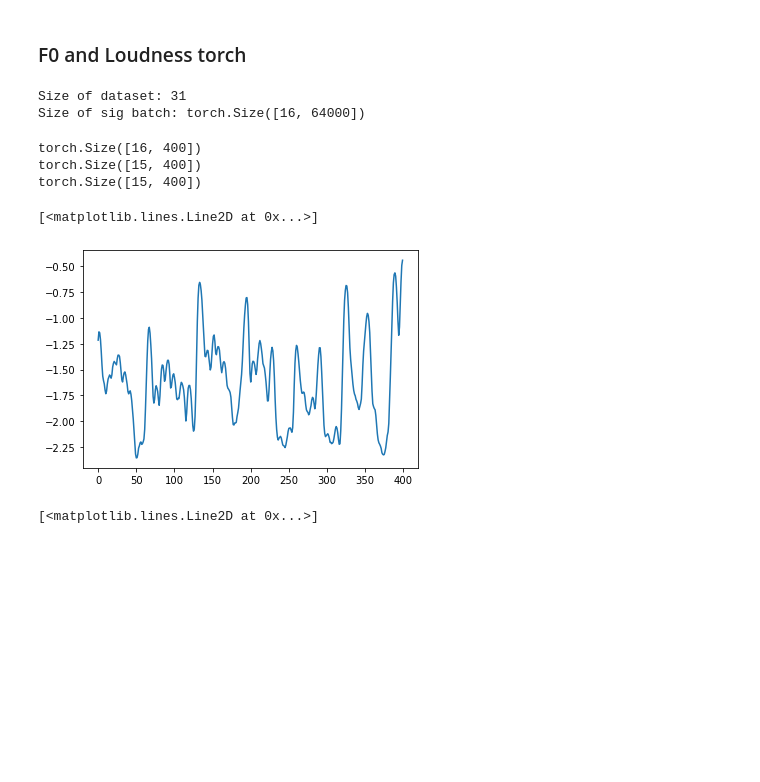
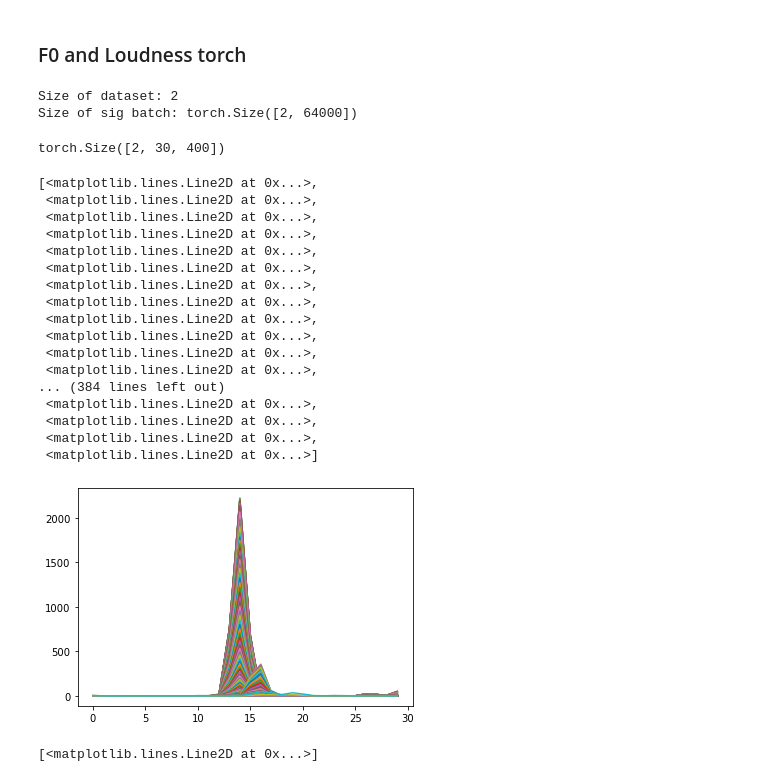
Before and after one commit to abargum/DDSP-Experiments, a Jupyter notebook: tests.ipynb, the cells around one changed output. Saved outputs shown, nothing was run; the diff lists cells and outputs as text; code cells hidden in the pictures; blank space fills up the shorter version.

Commit message:
added mfcc start to tests

```diff
--- a/tests.ipynb
+++ b/tests.ipynb
@@ -52,7 +52,7 @@ args.parse_args("")
 with open(args.CONFIG, "r") as config:
     config = yaml.safe_load(config)
 
-sample_rate = config["preprocess"]["sampling_rate"]
+sample_rate = config["preprocess"]["sample_rate"]
 
 dataset = Dataset(config)
 batch_size = config["hyperparams"]["batch_size"]
@@ -64,5 +64,5 @@ dataloader = torch.utils.data.DataLoader(dataset,
 
 print("Size of dataset:", len(dataset), "\nSize of sig batch:", next(iter(dataloader)).size())
 # %% [output]
-Size of dataset: 31
-Size of sig batch: torch.Size([16, 64000])
+Size of dataset: 2
+Size of sig batch: torch.Size([2, 64000])
@@ -69,25 +149,39 @@ Size of sig batch: torch.Size([16, 64000])
 # %%
 import matplotlib.pyplot as plt
-from encoders import Torch_Loudness_Extractor, Loudness_Extractor
+# from encoders import Torch_Loudness_Extractor, Loudness_Extractor
 block_size = 160
-n_fft = 2048
+n_fft = 1024
 
-loudness_extractor = Torch_Loudness_Extractor(n_fft=n_fft, sample_rate=sample_rate, block_size=block_size)
+mel_extractor = Torch_MFCC_Extractor(n_fft=n_fft, sample_rate=sample_rate, block_size=block_size, device='cpu')
 
 for batch in dataloader:
-    loudness, S1 = loudness_extractor(batch)
+    mels = mel_extractor(batch)
+    print(mels.shape)
 
 # first_batch = next(iter(dataloader))
 # f, S = loudness_extractor(first_batch)
 
-print(loudness.shape)
-plt.plot(loudness[0])
+plt.plot(mels[0])
 # %% [output]
-torch.Size([16, 400])
-torch.Size([15, 400])
-torch.Size([15, 400])
+torch.Size([2, 30, 400])
-[<matplotlib.lines.Line2D at 0x...>]
+[<matplotlib.lines.Line2D at 0x...>,
+ <matplotlib.lines.Line2D at 0x...>,
+ <matplotlib.lines.Line2D at 0x...>,
+ <matplotlib.lines.Line2D at 0x...>,
+ <matplotlib.lines.Line2D at 0x...>,
+ <matplotlib.lines.Line2D at 0x...>,
+ <matplotlib.lines.Line2D at 0x...>,
+ <matplotlib.lines.Line2D at 0x...>,
+ <matplotlib.lines.Line2D at 0x...>,
+ <matplotlib.lines.Line2D at 0x...>,
+ <matplotlib.lines.Line2D at 0x...>,
+ <matplotlib.lines.Line2D at 0x...>,
+... (384 lines left out)
+ <matplotlib.lines.Line2D at 0x...>,
+ <matplotlib.lines.Line2D at 0x...>,
+ <matplotlib.lines.Line2D at 0x...>,
+ <matplotlib.lines.Line2D at 0x...>]
-[figure, old version]
+[figure, new version]
 # %%
 from encoders import Torch_Pitch_Extractor
 block_size = 160
```
Also changed, not shown: parts of 1 cell of this notebook, 7 other files.
